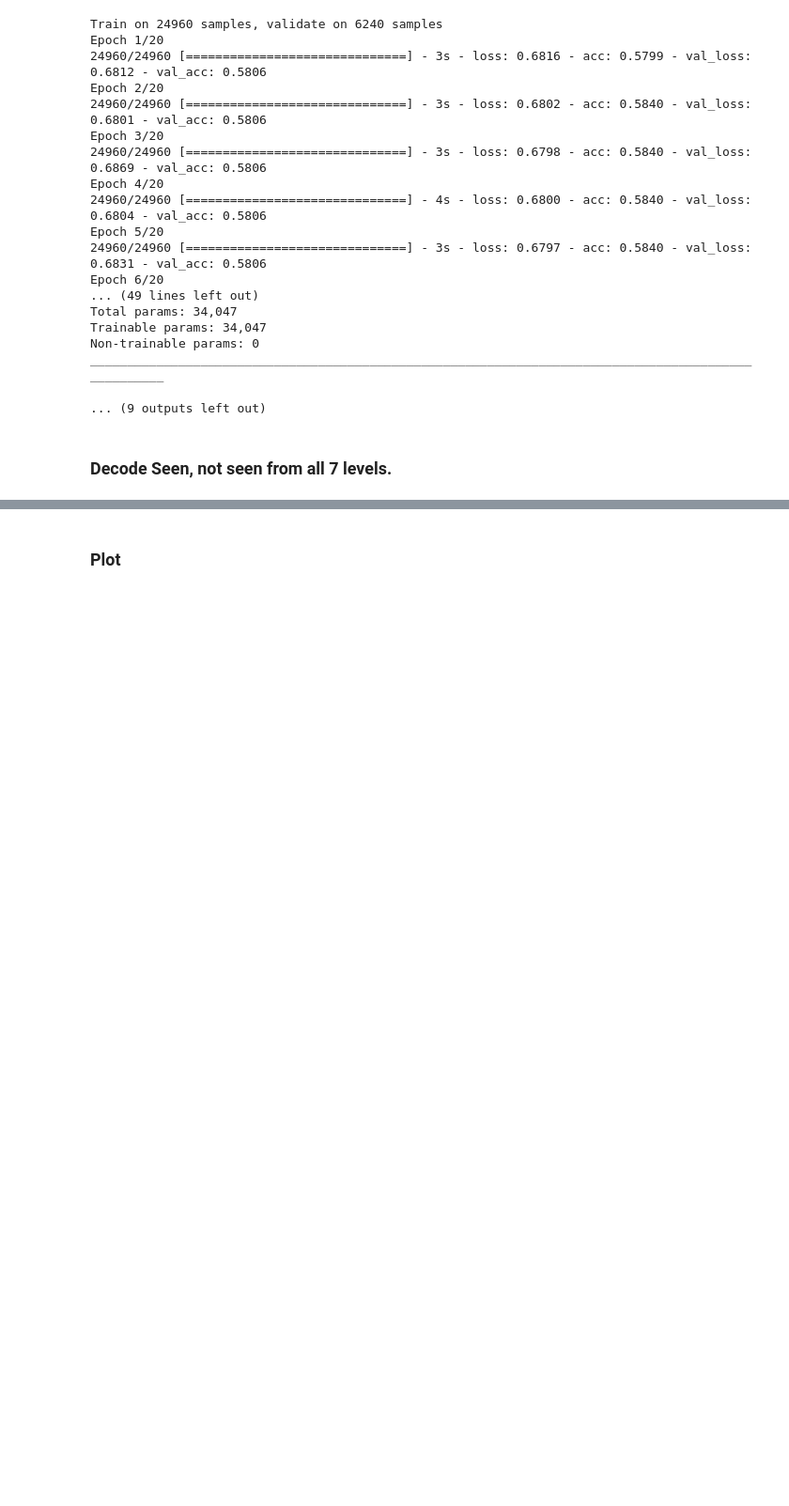
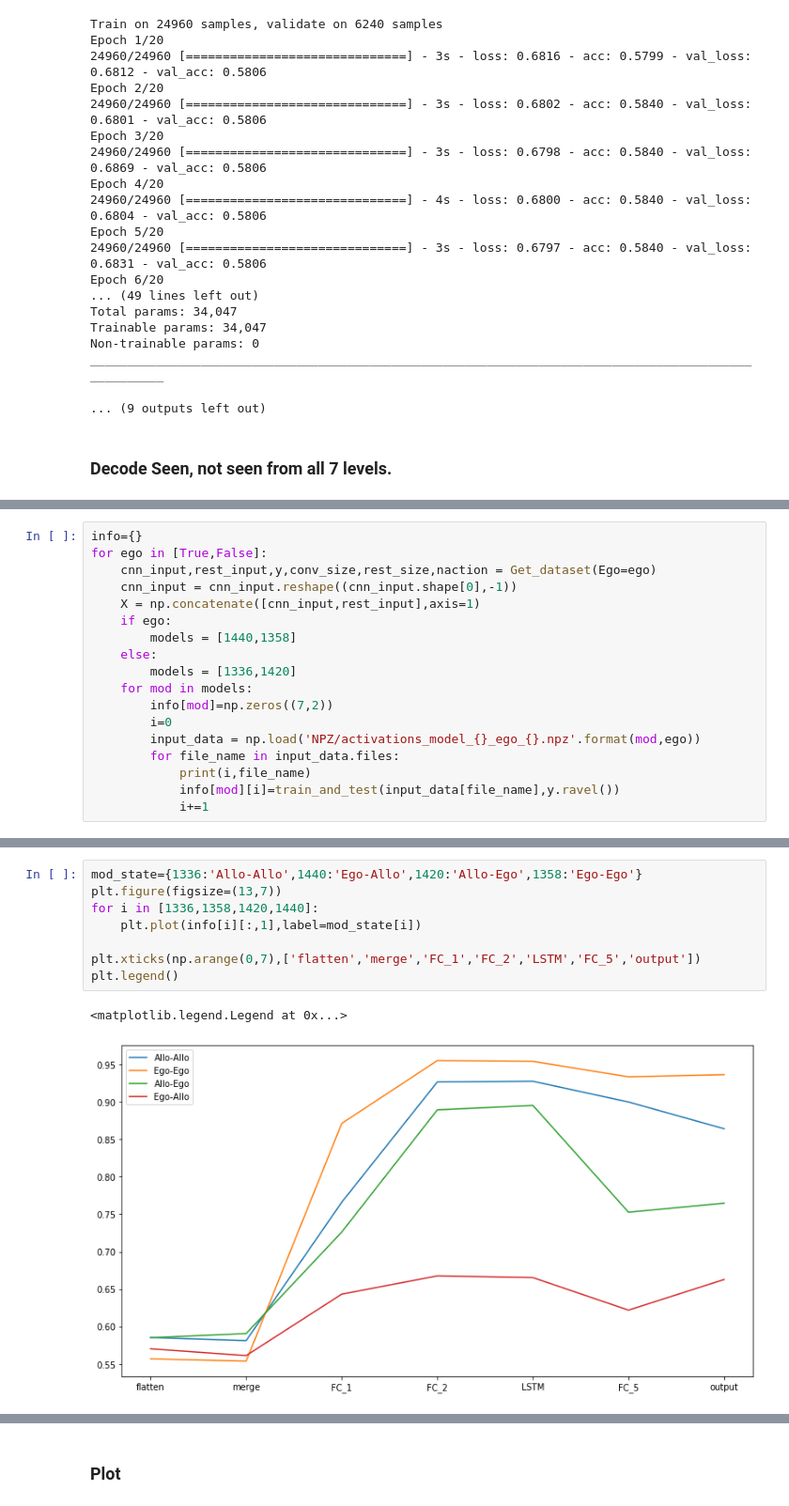
Before and after one commit to aqeel13932/APES_PT, a Jupyter notebook: Stage 1. Extract activations from models (Allo & Ego).ipynb, the cells around one changed output, grey strips where cells are left out. Shown at 94% size. Saved outputs shown, nothing was run; the diff lists cells and outputs as text; blank space fills up the shorter version.

Commit message:
decoder activations

```diff
--- a/Stage 1. Extract activations from models (Allo & Ego).ipynb
+++ b/Stage 1. Extract activations from models (Allo & Ego).ipynb
@@ -340,0 +388,18 @@ ________________________________________________________________________________
+# %%
+info={}
+for ego in [True,False]:
+    cnn_input,rest_input,y,conv_size,rest_size,naction = Get_dataset(Ego=ego)
+    cnn_input = cnn_input.reshape((cnn_input.shape[0],-1))
+    X = np.concatenate([cnn_input,rest_input],axis=1)
+    if ego:
+        models = [1440,1358]
+    else:
+        models = [1336,1420]
+    for mod in models:
+        info[mod]=np.zeros((7,2))
+        i=0
+        input_data = np.load('NPZ/activations_model_{}_ego_{}.npz'.format(mod,ego))
+        for file_name in input_data.files:
+            print(i,file_name)
+            info[mod][i]=train_and_test(input_data[file_name],y.ravel())
+            i+=1
@@ -340,0 +457,11 @@ ________________________________________________________________________________
+# %%
+mod_state={1336:'Allo-Allo',1440:'Ego-Allo',1420:'Allo-Ego',1358:'Ego-Ego'}
+plt.figure(figsize=(13,7))
+for i in [1336,1358,1420,1440]:
+    plt.plot(info[i][:,1],label=mod_state[i])
+
+plt.xticks(np.arange(0,7),['flatten','merge','FC_1','FC_2','LSTM','FC_5','output'])
+plt.legend()
+# %% [output]
+<matplotlib.legend.Legend at 0x...>
+[figure, added]
```
Also changed, not shown: parts of 9 cells of this notebook, 2 other files.
